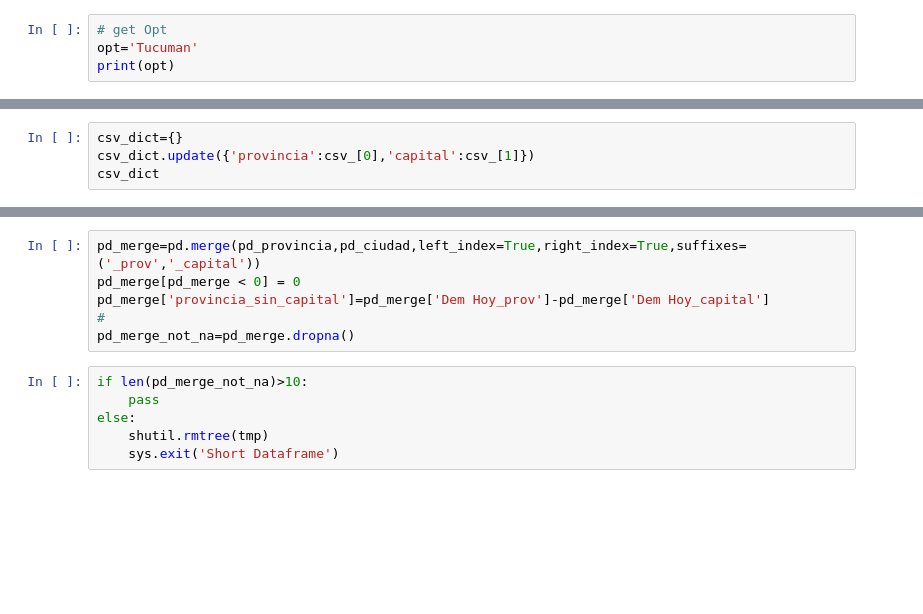
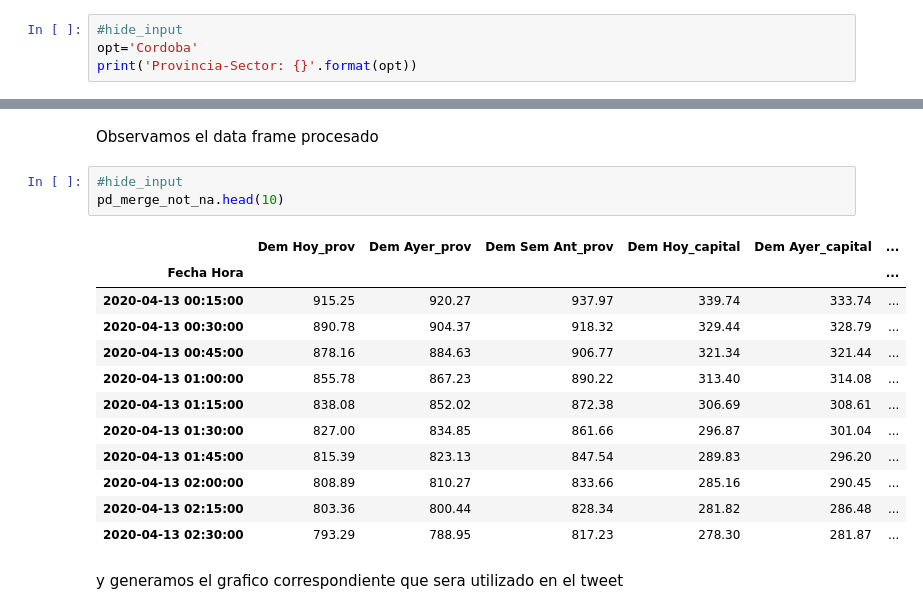
Before and after one commit to felixlapalma/tweet_reporter, a Jupyter notebook: consume_reporter_provincias.ipynb, the cells around one changed output, grey strips where cells are left out. Drawn from its saved outputs; the diff is of its cells as text; blank space fills up the shorter version.

Commit message:
Update provincias

```diff
--- a/consume_reporter_provincias.ipynb
+++ b/consume_reporter_provincias.ipynb
@@ -11,4 +26,4 @@ print(opt)
 # %%
-# get Opt
-opt='Tucuman'
-print(opt)
+#hide_input
+opt='Cordoba'
+print('Provincia-Sector: {}'.format(opt))
@@ -49,7 +68,3 @@ if len(csv_)==2:
 else:
     shutil.rmtree(tmp)
     sys.exit('No CSV files')
-# %%
-csv_dict={}
-csv_dict.update({'provincia':csv_[0],'capital':csv_[1]})
-csv_dict
@@ -61,15 +89,23 @@ pd_provincia=pd.read_csv(csv_dict['provincia'],sep=';',decimal=',',index_col=[0]
-# %%
-pd_merge=pd.merge(pd_provincia,pd_ciudad,left_index=True,right_index=True,suffixes=('_prov','_capital'))
-pd_merge[pd_merge < 0] = 0
-pd_merge['provincia_sin_capital']=pd_merge['Dem Hoy_prov']-pd_merge['Dem Hoy_capital']
-#
-pd_merge_not_na=pd_merge.dropna()
-# %%
-if len(pd_merge_not_na)>10:
-    pass
-else:
-    shutil.rmtree(tmp)
-    sys.exit('Short Dataframe')
+# %% [markdown]
+Observamos el data frame procesado
+# %%
+#hide_input
+pd_merge_not_na.head(10)
+# %% [output]
+|  | Dem Hoy_prov | Dem Ayer_prov | Dem Sem Ant_prov | Dem Hoy_capital | Dem Ayer_capital | ... |
+| Fecha Hora |  |  |  |  |  | ... |
+| 2020-04-13 00:15:00 | 915.25 | 920.27 | 937.97 | 339.74 | 333.74 | ... |
+| 2020-04-13 00:30:00 | 890.78 | 904.37 | 918.32 | 329.44 | 328.79 | ... |
+| 2020-04-13 00:45:00 | 878.16 | 884.63 | 906.77 | 321.34 | 321.44 | ... |
+| 2020-04-13 01:00:00 | 855.78 | 867.23 | 890.22 | 313.40 | 314.08 | ... |
+| 2020-04-13 01:15:00 | 838.08 | 852.02 | 872.38 | 306.69 | 308.61 | ... |
+| 2020-04-13 01:30:00 | 827.00 | 834.85 | 861.66 | 296.87 | 301.04 | ... |
+| 2020-04-13 01:45:00 | 815.39 | 823.13 | 847.54 | 289.83 | 296.20 | ... |
+| 2020-04-13 02:00:00 | 808.89 | 810.27 | 833.66 | 285.16 | 290.45 | ... |
+| 2020-04-13 02:15:00 | 803.36 | 800.44 | 828.34 | 281.82 | 286.48 | ... |
+| 2020-04-13 02:30:00 | 793.29 | 788.95 | 817.23 | 278.30 | 281.87 | ... |
+# %% [markdown]
+y generamos el grafico correspondiente que sera utilizado en el tweet
 # %%
 try:
     fig,tweet_text=make_plt_provincia_capital(pd_merge_not_na,opt,figsize=(16,12))
```
Also changed, not shown: parts of 28 cells of this notebook, 2 other files.
